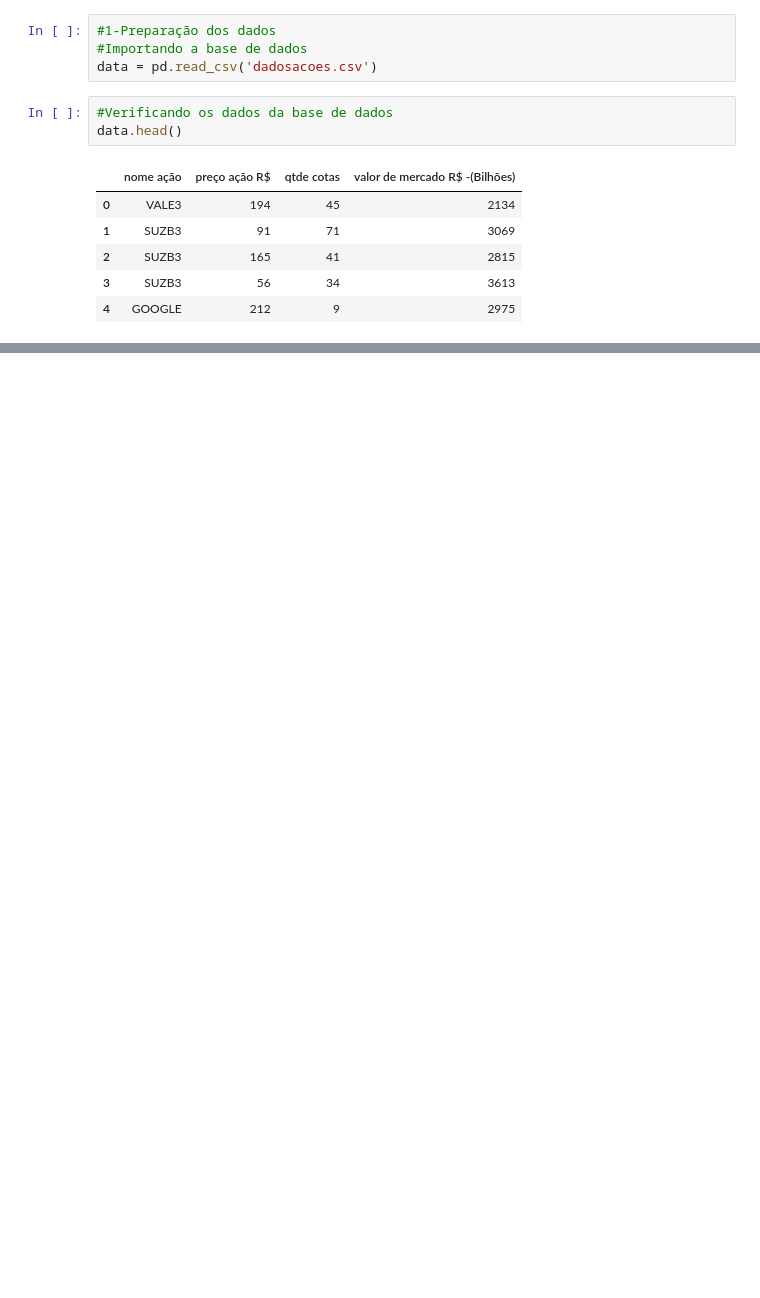
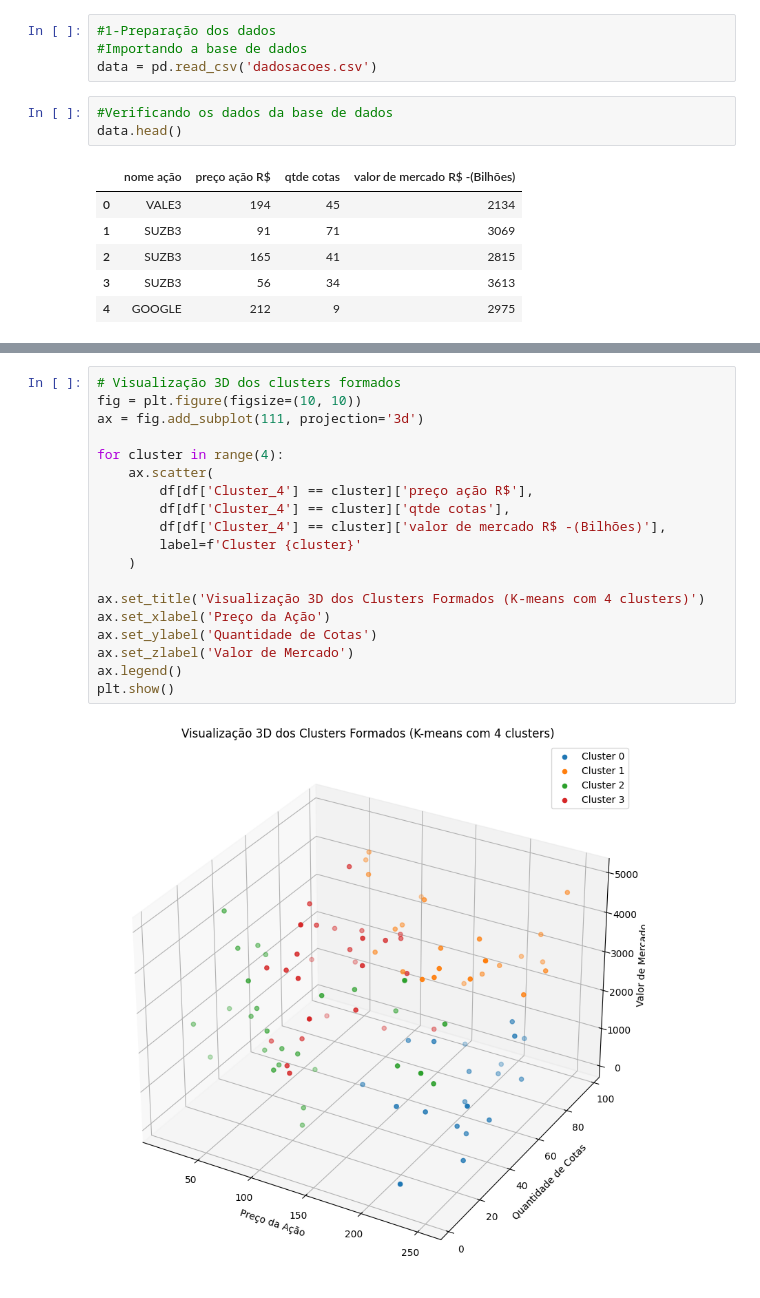
Before and after one commit to kaualayon/codigo_IABD2024, a Jupyter notebook: Somativa/codigo.ipynb, the cells around one changed output, grey strips where cells are left out. Cells and saved outputs as stored; diff of their text form; blank space fills up the shorter version.

```diff
--- a/Somativa/codigo.ipynb
+++ b/Somativa/codigo.ipynb
@@ -82,0 +221,21 @@ Text(0.5, 1.0, 'Nome da ação X valor de mercado')
+# %%
+# Visualização 3D dos clusters formados
+fig = plt.figure(figsize=(10, 10))
+ax = fig.add_subplot(111, projection='3d')
+
+for cluster in range(4):
+    ax.scatter(
+        df[df['Cluster_4'] == cluster]['preço ação R$'],
+        df[df['Cluster_4'] == cluster]['qtde cotas'],
+        df[df['Cluster_4'] == cluster]['valor de mercado R$ -(Bilhões)'],
+        label=f'Cluster {cluster}'
+    )
+
+ax.set_title('Visualização 3D dos Clusters Formados (K-means com 4 clusters)')
+ax.set_xlabel('Preço da Ação')
+ax.set_ylabel('Quantidade de Cotas')
+ax.set_zlabel('Valor de Mercado')
+ax.legend()
+plt.show()
+# %% [output]
+[figure, added]
```
Also changed, not shown: parts of 22 cells of this notebook.
